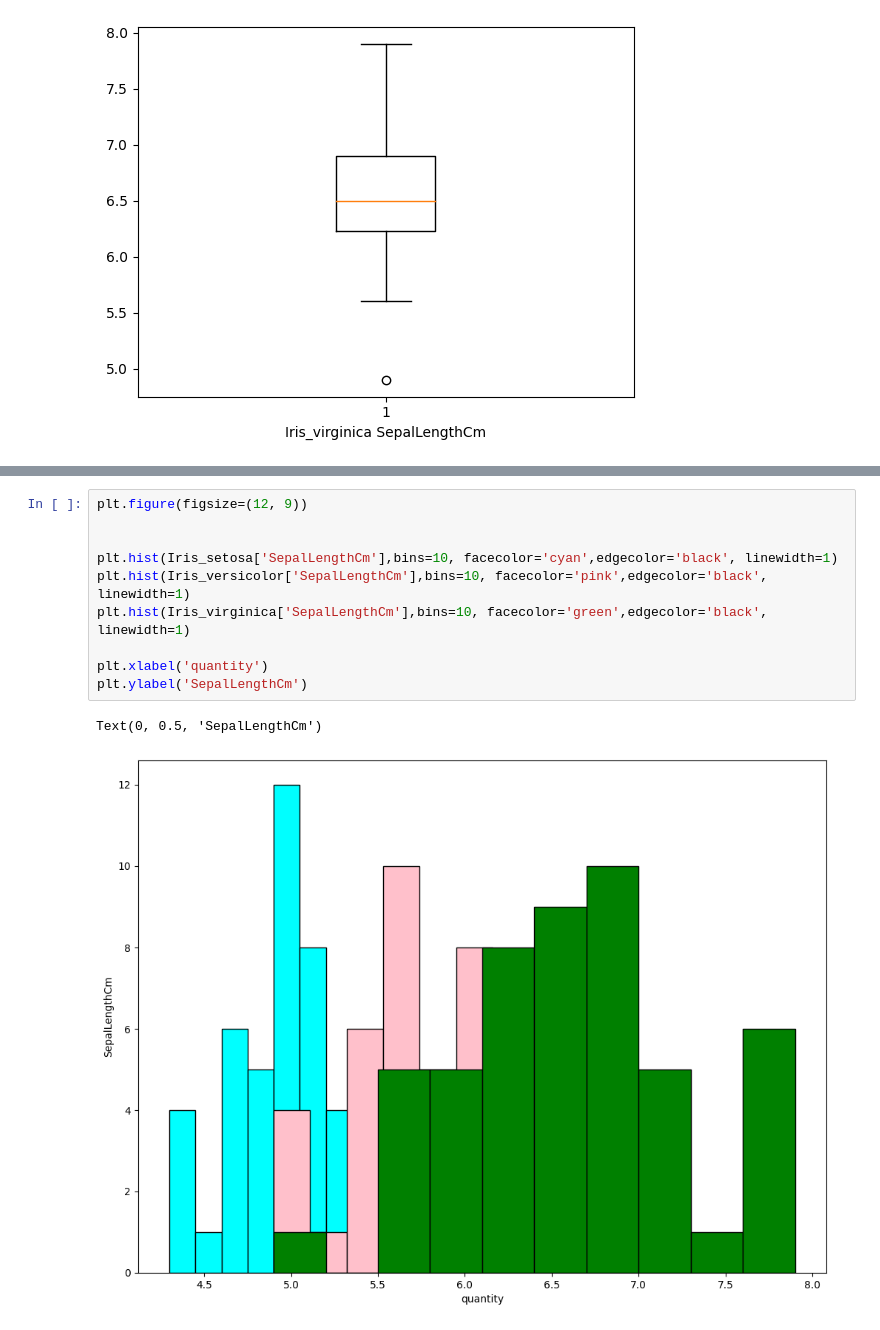
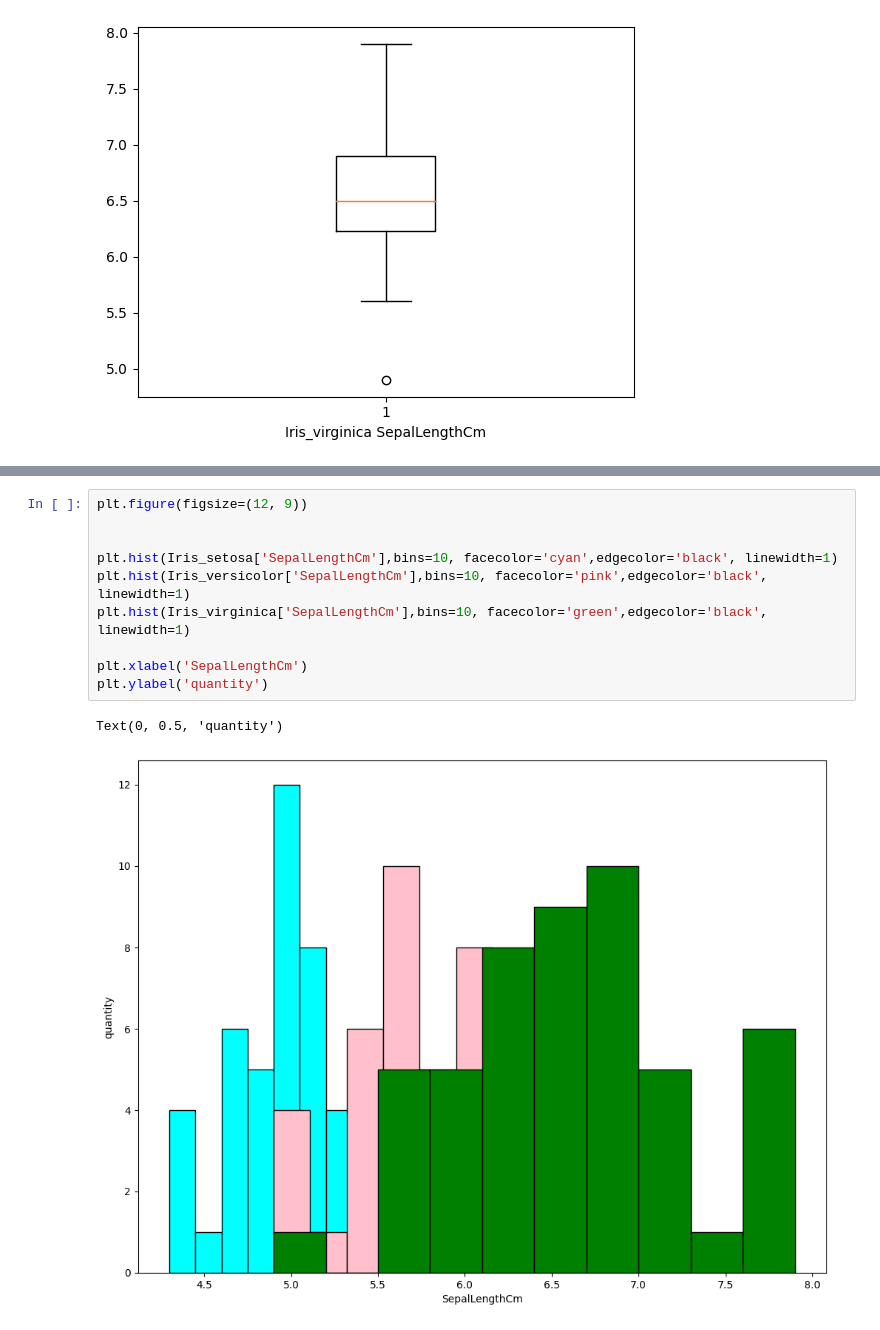
Before and after one commit to Fightee777/IrisVisualisation, a Jupyter notebook: irisvisualisation.ipynb, the cells around one changed output, grey strips where cells are left out. Drawn from its saved outputs; the diff is of its cells as text.

```diff
--- a/irisvisualisation.ipynb
+++ b/irisvisualisation.ipynb
@@ -185,13 +185,13 @@ plt.show()
 # %%
 plt.figure(figsize=(12, 9))
 
 
 plt.hist(Iris_setosa['SepalLengthCm'],bins=10, facecolor='cyan',edgecolor='black', linewidth=1)
 plt.hist(Iris_versicolor['SepalLengthCm'],bins=10, facecolor='pink',edgecolor='black', linewidth=1)
 plt.hist(Iris_virginica['SepalLengthCm'],bins=10, facecolor='green',edgecolor='black', linewidth=1)
 
-plt.xlabel('quantity')
-plt.ylabel('SepalLengthCm')
+plt.xlabel('SepalLengthCm')
+plt.ylabel('quantity')
 # %% [output]
-Text(0, 0.5, 'SepalLengthCm')
+Text(0, 0.5, 'quantity')
-[figure, old version]
+[figure, new version]
```
Also changed, not shown: parts of 2 cells of this notebook.
